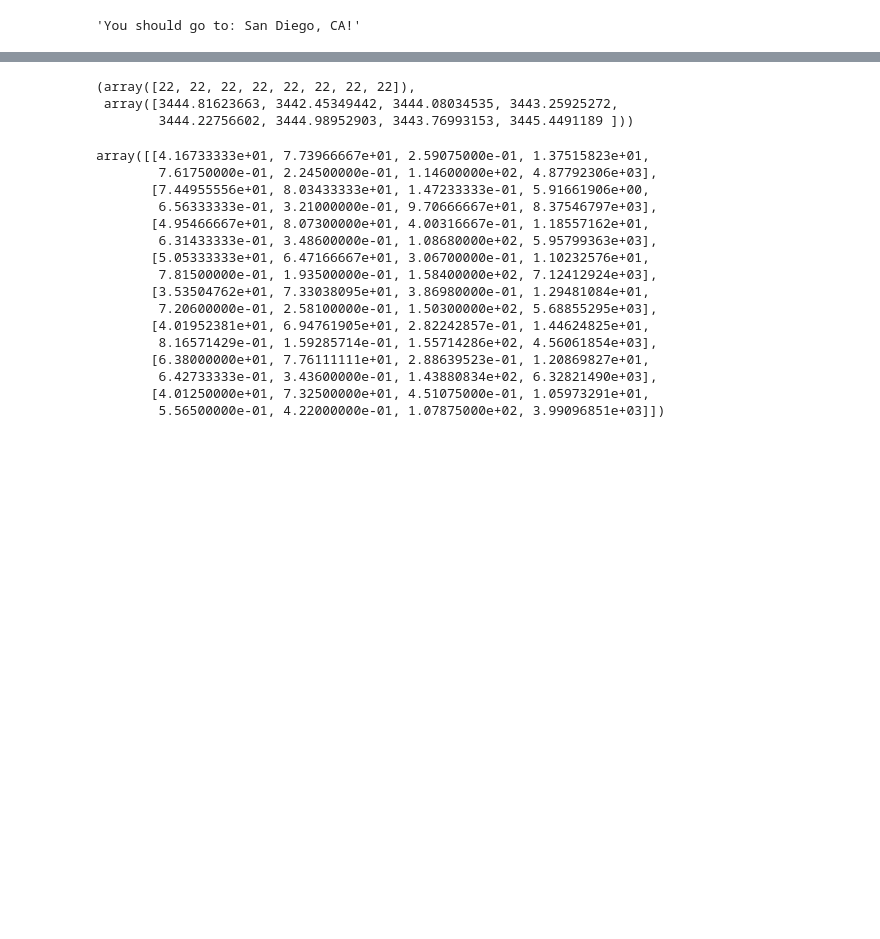
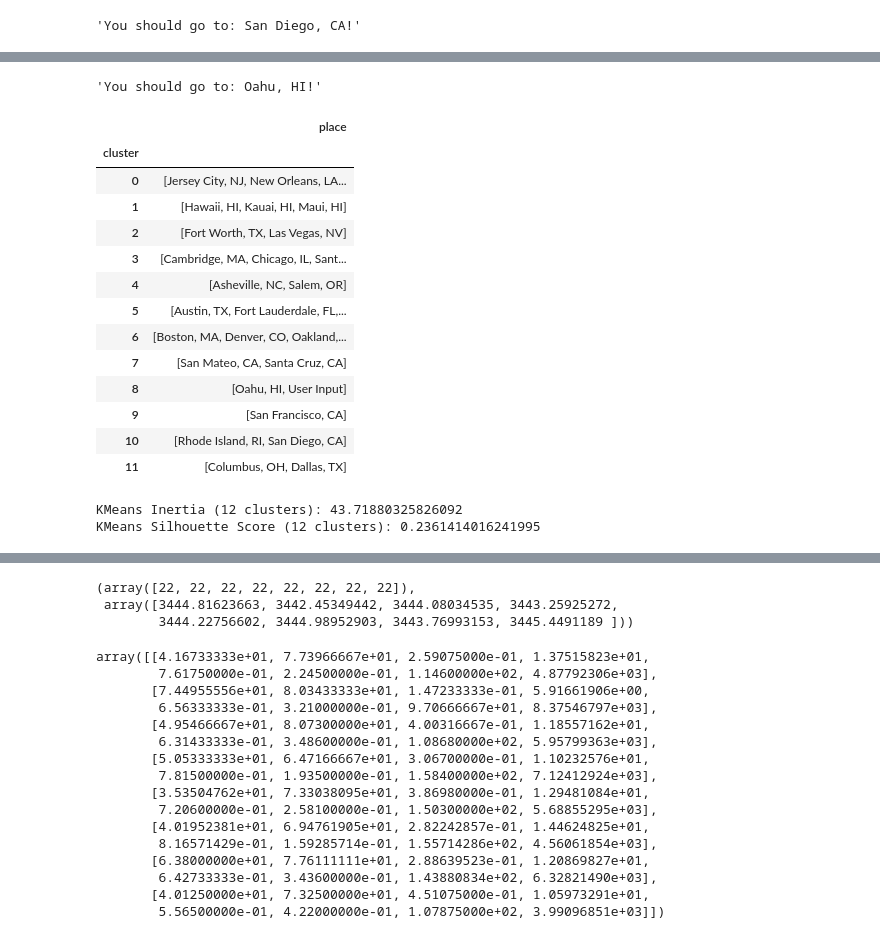
Before and after one commit to cynthia-rodriguez1/wfh-location-recommender, a Jupyter notebook: notebooks/03_building_rec_function.ipynb, the cells around one changed output, grey strips where cells are left out. Saved outputs shown, nothing was run; the diff lists cells and outputs as text; code cells hidden in the pictures; blank space fills up the shorter version.

```diff
--- a/notebooks/03_building_rec_function.ipynb
+++ b/notebooks/03_building_rec_function.ipynb
@@ -1024,0 +380,3 @@ for kmeans_cluster_df['place']:
+# %%
+pd.set_option('display.max_colwidth', None)
+pd.DataFrame(kmeans_cluster_df.groupby('cluster')['place'].apply(list))
@@ -1024,0 +447,34 @@ for kmeans_cluster_df['place']:
+# %%
+kmeans_rec(rec_model_df, 12)
+# %% [output]
+'You should go to: Oahu, HI!'
+# %%
+# Re-instantiating to look at the new assigned cluster values
+km = KMeans(n_clusters=12, random_state=42)
+km.fit(X_scaled)
+
+kmeans_cluster_df_2 = pd.concat([pd.Series(rec_model_df['place']), pd.Series(km.predict(X_scaled))], axis=1)
+kmeans_cluster_df_2.rename(columns={0:'cluster'}, inplace=True)
+
+pd.DataFrame(kmeans_cluster_df_2.groupby('cluster')['place'].apply(list))
+# %% [output]
+|  | place |
+| cluster |  |
+| 0 | [Jersey City, NJ, New Orleans, LA... |
+| 1 | [Hawaii, HI, Kauai, HI, Maui, HI] |
+| 2 | [Fort Worth, TX, Las Vegas, NV] |
+| 3 | [Cambridge, MA, Chicago, IL, Sant... |
+| 4 | [Asheville, NC, Salem, OR] |
+| 5 | [Austin, TX, Fort Lauderdale, FL,... |
+| 6 | [Boston, MA, Denver, CO, Oakland,... |
+| 7 | [San Mateo, CA, Santa Cruz, CA] |
+| 8 | [Oahu, HI, User Input] |
+| 9 | [San Francisco, CA] |
+| 10 | [Rhode Island, RI, San Diego, CA] |
+| 11 | [Columbus, OH, Dallas, TX] |
+# %%
+print(f'KMeans Inertia (12 clusters): {km.inertia_}')
+print(f'KMeans Silhouette Score (12 clusters): {silhouette_score(X_scaled, km.labels_)}')
+# %% [output]
+KMeans Inertia (12 clusters): 43.71880325826092
+KMeans Silhouette Score (12 clusters): 0.2361414016241995
```
Also changed, not shown: parts of 199 cells of this notebook, 9 other files.
